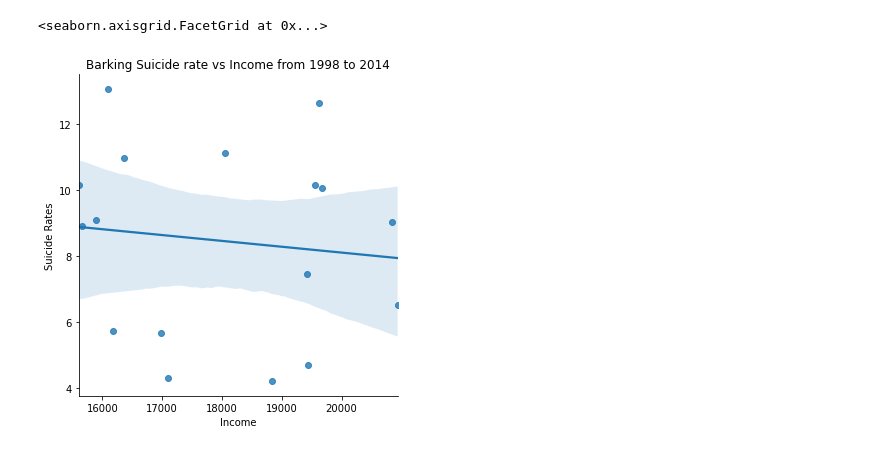
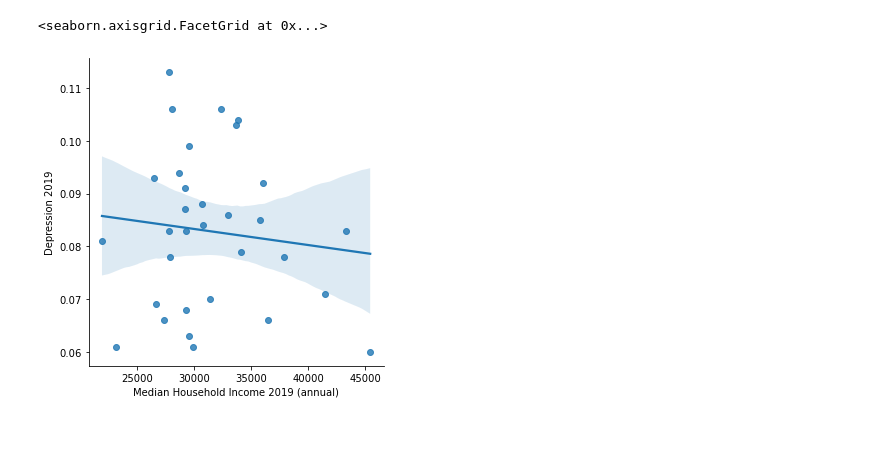
Before and after one commit to alyssageorgee/alyssageorge.github.io, a Jupyter notebook: regression.ipynb, the cells around one changed output. Cells and saved outputs as stored; diff of their text form; code cells hidden in the pictures.

```diff
--- a/regression.ipynb
+++ b/regression.ipynb
@@ -2,9 +2,9 @@
 import pandas as pd
 import seaborn as sns
 # %%
-a1 = pd.read_excel ('sr1.xlsx')
+a1 = pd.read_excel ('All dataset.xlsx')
-# %%
-sns.lmplot(x="Income", y="Suicide Rates", data=a1).set(title='Barking Suicide rate vs Income from 1998 to 2014')
-# %% [output]
-<seaborn.axisgrid.FacetGrid at 0x...>
-[figure, removed]
+# %%
+sns.lmplot(x="Median Household Income 2019 (annual)", y="Depression 2019", data=a1)
+# %% [output]
+<seaborn.axisgrid.FacetGrid at 0x...>
+[figure, added]
```
Also changed, not shown: 5 other files.
